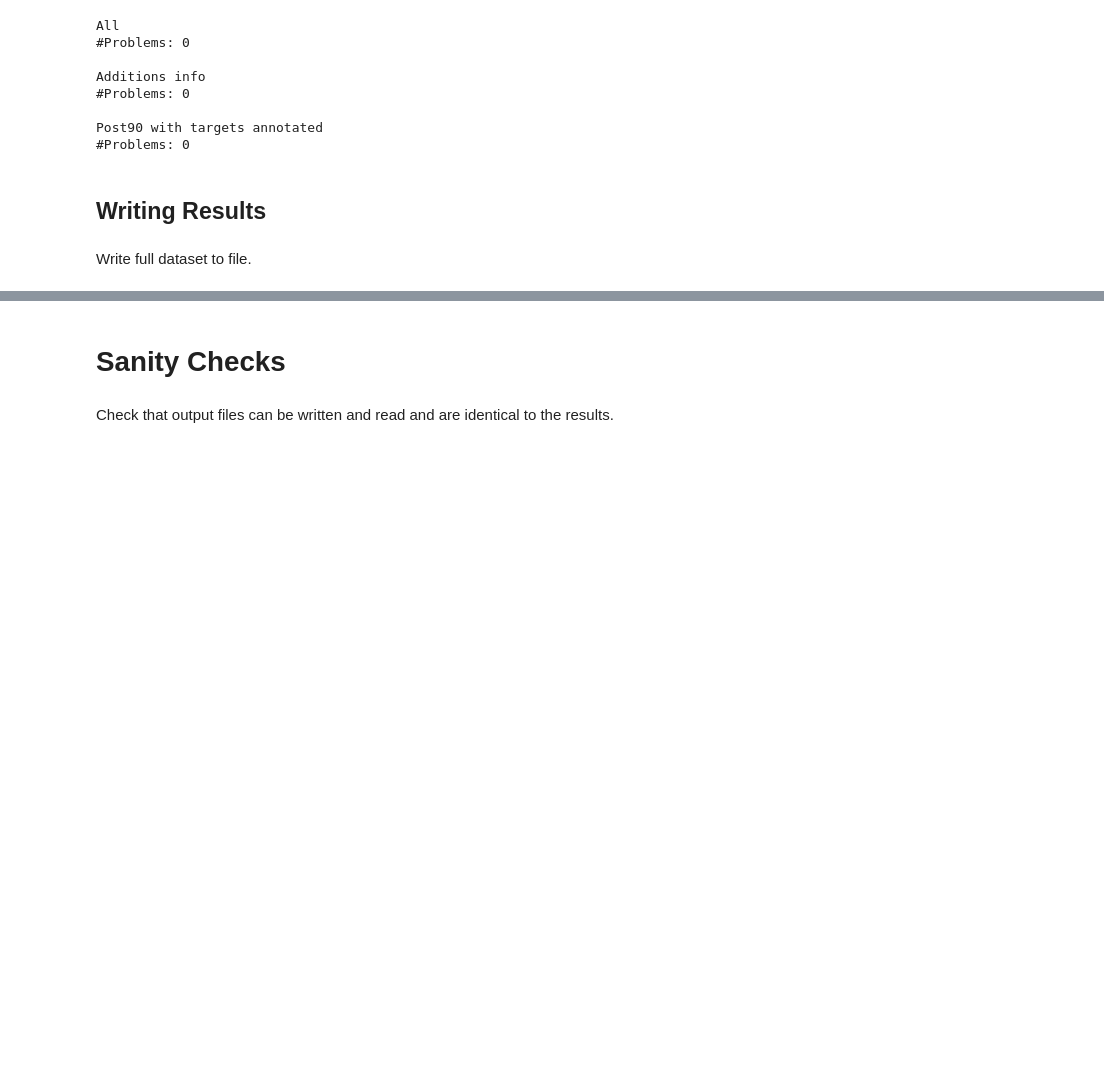
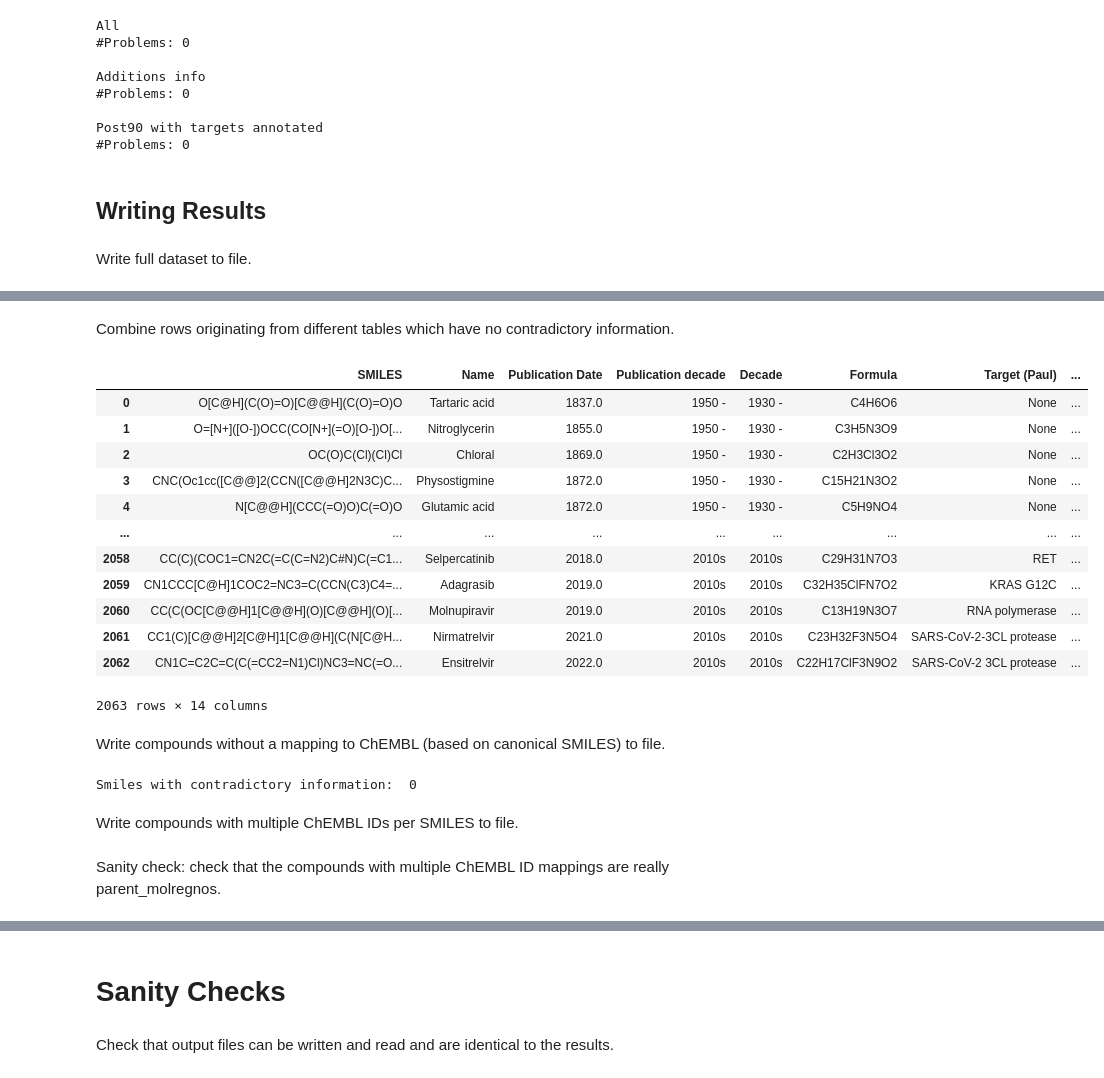
Before and after one commit to chembl/compound_target_pairs_dataset, a Jupyter notebook: Oral_drug_set.ipynb, the cells around one changed output, grey strips where cells are left out. Cells and saved outputs as stored; diff of their text form; code cells hidden in the pictures; blank space fills up the shorter version.

```diff
--- a/Oral_drug_set.ipynb
+++ b/Oral_drug_set.ipynb
@@ -565,0 +608,23 @@ with pd.ExcelWriter(dataset_restricted_name) as writer:
+# %%
+problem_smiles = set()
+more_than_one_chembl_id = set()
+
+for smiles in set(df_combined['SMILES']):
+    if len(df_combined[df_combined['SMILES'] == smiles]) > 1:
+        display_smiles = True
+        for col in ['Name', 'Publication Date', 'Publication decade', 'Decade', 'Formula',
+                    'Target (Paul)', 'Target class (Paul)', 'Ref', 'Patent',
+                    'rdkit_canonical_smiles', 'chembl_parent_molregno', 'chembl_parent_id', 'chembl_parent_pref_name']:
+            # more than one not-null value for a column
+            if len({x for x in set(df_combined[df_combined['SMILES'] == smiles][col]) if pd.notna(x)}) > 1:
+                if col == 'chembl_parent_molregno':
+                    more_than_one_chembl_id.add(smiles)
+                if display_smiles:
+                    problem_smiles.add(smiles)
+                    print(smiles)
+                    print("#rows:", len(df_combined[df_combined['SMILES'] == smiles]))
+                    display_smiles = False
+                print("{:25} {}".format(col,
+                                           set({x for x in set(df_combined[df_combined['SMILES'] == smiles][col]) if pd.notna(x)})))
+        if not display_smiles:
+            print()
@@ -565,0 +649,35 @@ with pd.ExcelWriter(dataset_restricted_name) as writer:
+# %% [markdown]
+Combine rows originating from different tables which have no contradictory information.
+# %%
+df_combined_agg = df_combined[~df_combined['SMILES'].isin(problem_smiles)].groupby('SMILES', as_index=False).first()
+df_combined_problem = df_combined[df_combined['SMILES'].isin(problem_smiles)]
+df_combined = pd.concat([df_combined_agg, df_combined_problem], sort=False).sort_values(by=['Publication Date']).reset_index(drop=True)
+df_combined
+# %% [output]
+|  | SMILES | Name | Publication Date | Publication decade | Decade | Formula | Target (Paul) | ... |
+| 0 | O[C@H](C(O)=O)[C@@H](C(O)=O)O | Tartaric acid | 1837.0 | 1950 - | 1930 - | C4H6O6 | None | ... |
+| 1 | O=[N+]([O-])OCC(CO[N+](=O)[O-])O[... | Nitroglycerin | 1855.0 | 1950 - | 1930 - | C3H5N3O9 | None | ... |
+| 2 | OC(O)C(Cl)(Cl)Cl | Chloral | 1869.0 | 1950 - | 1930 - | C2H3Cl3O2 | None | ... |
+| 3 | CNC(Oc1cc([C@@]2(CCN([C@@H]2N3C)C... | Physostigmine | 1872.0 | 1950 - | 1930 - | C15H21N3O2 | None | ... |
+| 4 | N[C@@H](CCC(=O)O)C(=O)O | Glutamic acid | 1872.0 | 1950 - | 1930 - | C5H9NO4 | None | ... |
+| ... | ... | ... | ... | ... | ... | ... | ... | ... |
+| 2058 | CC(C)(COC1=CN2C(=C(C=N2)C#N)C(=C1... | Selpercatinib | 2018.0 | 2010s | 2010s | C29H31N7O3 | RET | ... |
+| 2059 | CN1CCC[C@H]1COC2=NC3=C(CCN(C3)C4=... | Adagrasib | 2019.0 | 2010s | 2010s | C32H35ClFN7O2 | KRAS G12C | ... |
+| 2060 | CC(C(OC[C@@H]1[C@@H](O)[C@@H](O)[... | Molnupiravir | 2019.0 | 2010s | 2010s | C13H19N3O7 | RNA polymerase | ... |
+| 2061 | CC1(C)[C@@H]2[C@H]1[C@@H](C(N[C@H... | Nirmatrelvir | 2021.0 | 2010s | 2010s | C23H32F3N5O4 | SARS-CoV-2-3CL protease | ... |
+| 2062 | CN1C=C2C=C(C(=CC2=N1)Cl)NC3=NC(=O... | Ensitrelvir | 2022.0 | 2010s | 2010s | C22H17ClF3N9O2 | SARS-CoV-2 3CL protease | ... |
+2063 rows × 14 columns
+# %% [markdown]
+Write compounds without a mapping to ChEMBL (based on canonical SMILES) to file.
+# %%
+missing_cpds = path_results+'Missing_oral_drugs.xlsx'
+missing_in_chembl = df_combined[df_combined['chembl_parent_molregno'].isnull()][[
+    'Name', 'SMILES', 'Publication Date', 'Publication decade', 'Decade',
+    'Formula', 'Target (Paul)', 'Target class (Paul)', 'Ref', 'Patent',
+    'rdkit_canonical_smiles']]
+print("Smiles with contradictory information: ", len(missing_in_chembl[missing_in_chembl['SMILES'].isin(problem_smiles)]))
+missing_in_chembl.to_excel(missing_cpds, index = False)
+# %% [output]
+Smiles with contradictory information:  0
+# %% [markdown]
+Write compounds with multiple ChEMBL IDs per SMILES to file.
@@ -565,0 +688,2 @@ with pd.ExcelWriter(dataset_restricted_name) as writer:
+# %% [markdown]
+Sanity check: check that the compounds with multiple ChEMBL ID mappings are really parent_molregnos.
```
Also changed, not shown: parts of 12 cells of this notebook.
